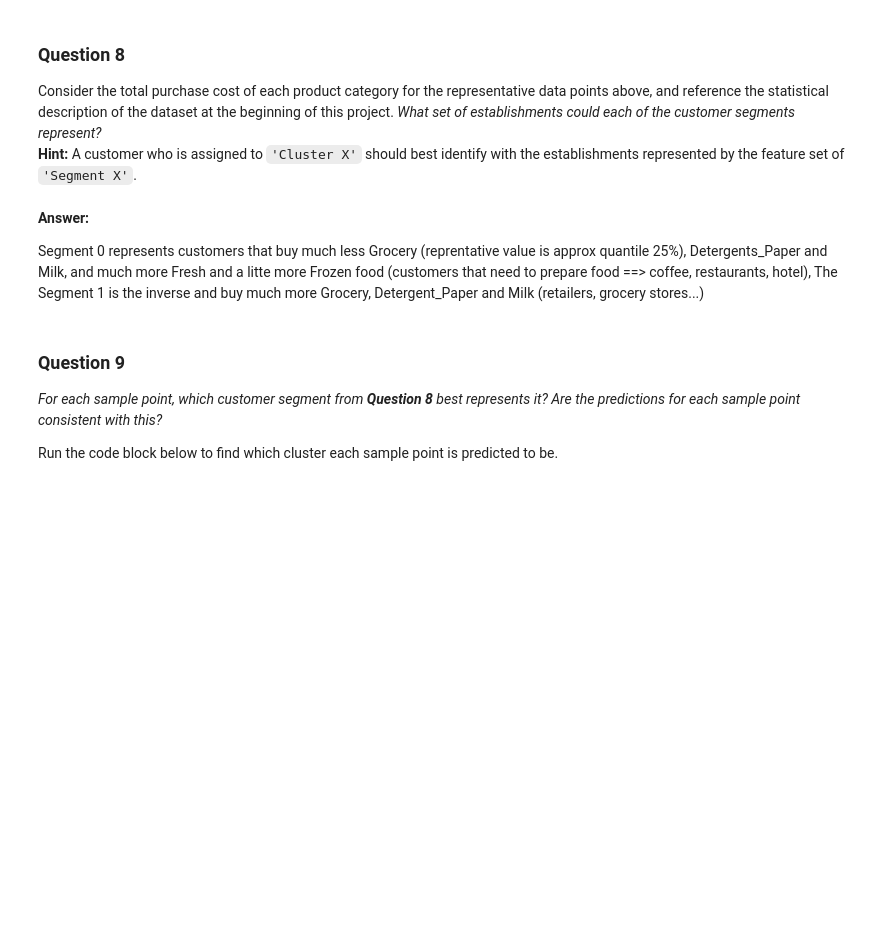
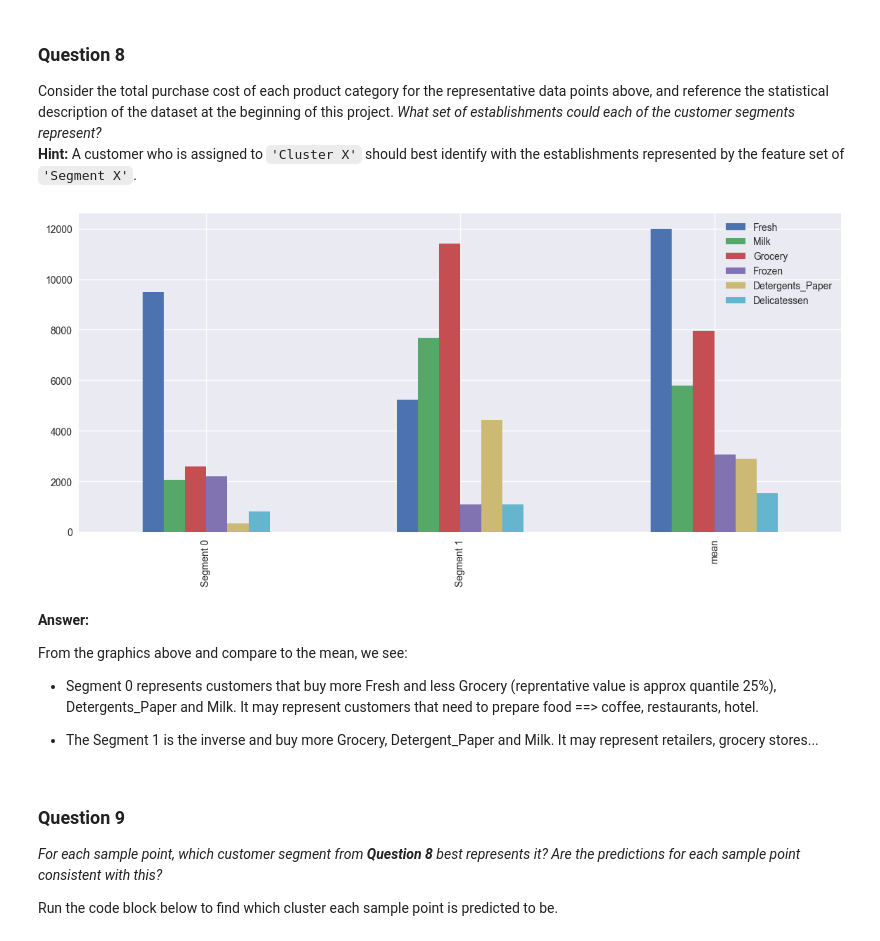
Before and after one commit to tcnguyen/MLND, a Jupyter notebook: customer_segments/customer_segments.ipynb, the cells around one changed output. Drawn from its saved outputs; the diff is of its cells as text; code cells hidden in the pictures; blank space fills up the shorter version.

Commit message:
update customer segments

```diff
--- a/customer_segments/customer_segments.ipynb
+++ b/customer_segments/customer_segments.ipynb
@@ -561,10 +575,21 @@ display(data.describe())
 ### Question 8
 Consider the total purchase cost of each product category for the representative data points above, and reference the statistical description of the dataset at the beginning of this project. *What set of establishments could each of the customer segments represent?*
 **Hint:** A customer who is assigned to `'Cluster X'` should best identify with the establishments represented by the feature set of `'Segment X'`.
+# %%
+# Import Seaborn, a very powerful library for Data Visualisation
+samples_bar = true_centers.append(data.describe().loc['mean'])
+samples_bar.index = segments + ['mean']
+_ = samples_bar.plot(kind='bar', figsize=(14,6))
+# %% [output]
+[figure, added]
 # %% [markdown]
 **Answer:**
 
-Segment 0 represents customers that buy much less Grocery (reprentative value is approx quantile 25%), Detergents_Paper and Milk, and much more Fresh and a litte more Frozen food (customers that need to prepare food ==> coffee, restaurants, hotel), The Segment 1 is the inverse and buy much more Grocery, Detergent_Paper and Milk (retailers, grocery stores...)
+From the graphics above and compare to the mean, we see:
+
+- Segment 0 represents customers that buy more Fresh and less Grocery (reprentative value is approx quantile 25%), Detergents_Paper and Milk. It may represent customers that need to prepare food ==> coffee, restaurants, hotel.
+
+- The Segment 1 is the inverse and buy more Grocery, Detergent_Paper and Milk. It may represent retailers, grocery stores...
 # %% [markdown]
 ### Question 9
 *For each sample point, which customer segment from* ***Question 8*** *best represents it? Are the predictions for each sample point consistent with this?*
```
Also changed, not shown: parts of 8 cells of this notebook, 1 other file.
